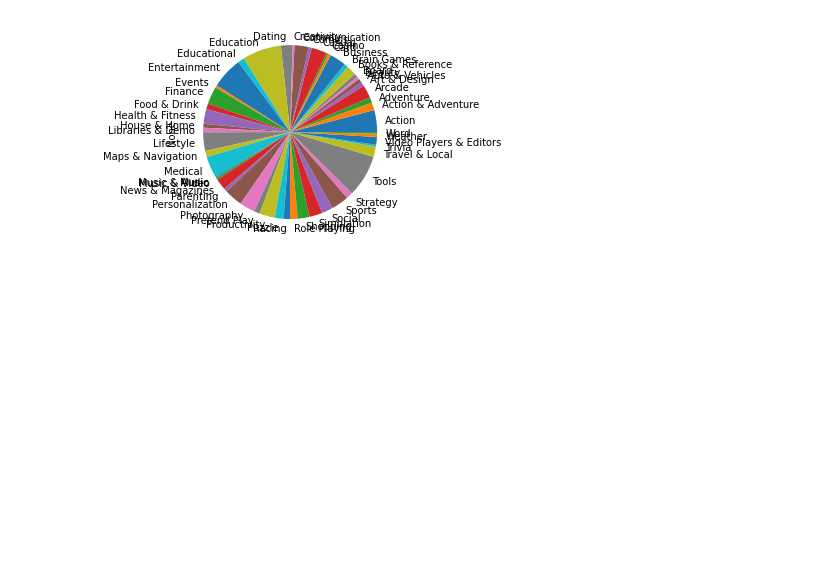
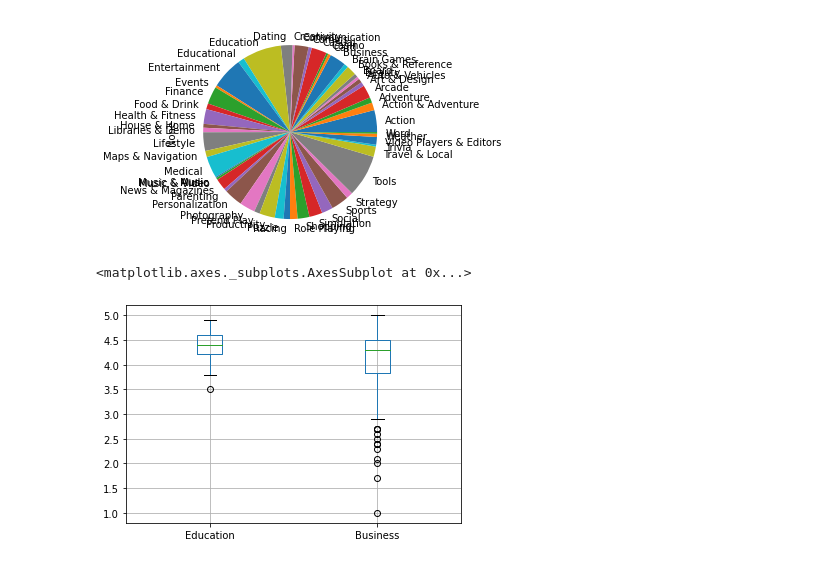
Before and after one commit to gazalarora99/Pandas-Numpy-Exercises, a Jupyter notebook: google_apps.ipynb, the cells around one changed output. Drawn from its saved outputs; the diff is of its cells as text; code cells hidden in the pictures; blank space fills up the shorter version.

```diff
--- a/google_apps.ipynb
+++ b/google_apps.ipynb
@@ -154,3 +154,12 @@ df.explode('Genres').groupby('Genres').size().plot.pie()
 # %% [output]
 <matplotlib.axes._subplots.AxesSubplot at 0x...>
 [figure]
+# %%
+edu = df[df['Category'] == 'EDUCATION']['Rating']
+bn = df[df['Category'] == 'BUSINESS']['Rating']
+bplotdf = pd.concat([edu, bn], axis=1)
+bplotdf.columns = ['Education', 'Business']
+bplotdf.boxplot()
+# %% [output]
+<matplotlib.axes._subplots.AxesSubplot at 0x...>
+[figure, added]
```
